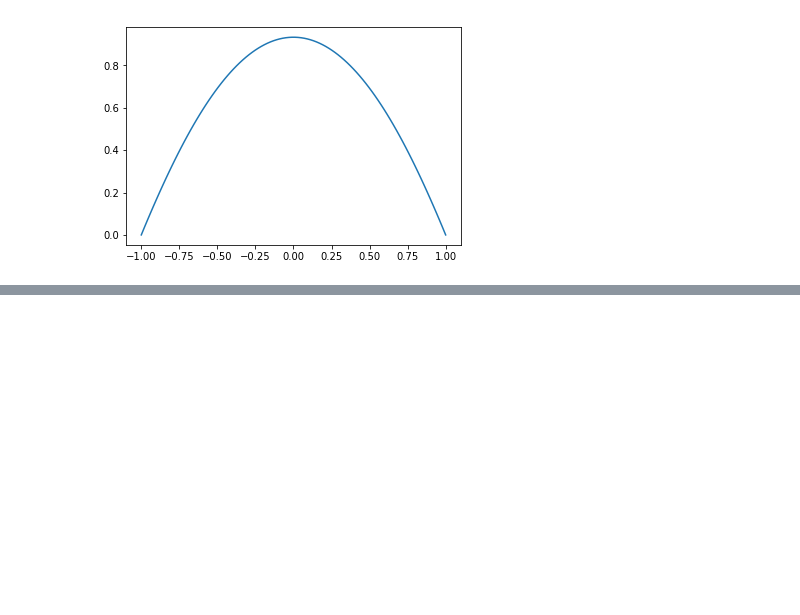
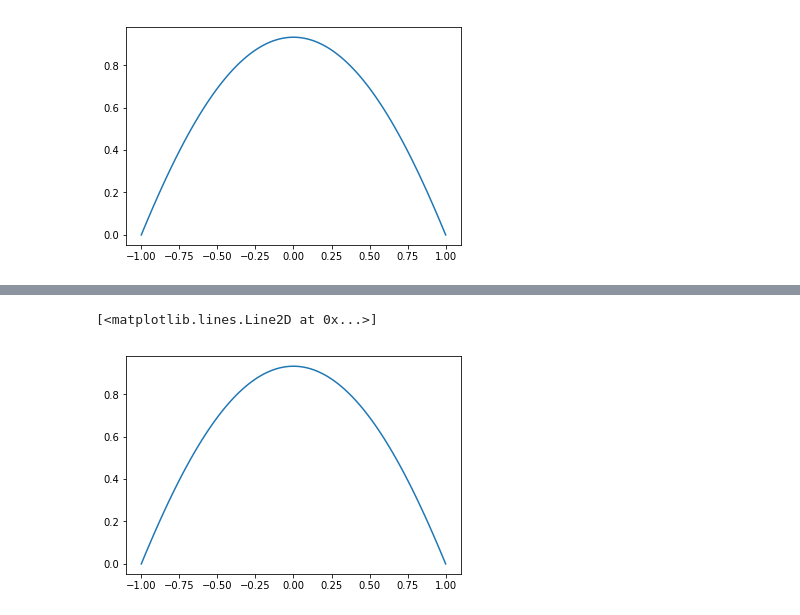
Before and after one commit to kirsider/MChA_5sem, a Jupyter notebook: lab2.ipynb, the cells around one changed output, grey strips where cells are left out. Cells and saved outputs as stored; diff of their text form; code cells hidden in the pictures; blank space fills up the shorter version.

```diff
--- a/lab2.ipynb
+++ b/lab2.ipynb
@@ -299,0 +171,39 @@ plt.plot(X,solution)
+# %%
+
+ind1, ind2, ind3 = 0, 0, 0
+while ind1 < n:
+    ind2 = 0
+    while ind2 <= ind1:
+        ind3 = 0
+        while ind3 < N:
+            M[ind1][ind2] += help_matrix[ind2][ind3]*help_matrix[ind1][ind3]
+            ind3 += 1
+
+        ind2 += 1
+    ind1 += 1
+
+
+for i in range(n):
+    for j in range(n):
+        M[i][j] = M[j][i]
+# %%
+B = []
+for i in range(n):
+    s = 0
+    for x in XN:
+        s += -1 * ( basic_func(x, i, 2) + q(x)*basic_func(x, i, 0))
+    B.append(s)
+# %%
+A = np.linalg.solve(M, B)
+# %%
+solution = []
+for x in X:
+    s = 0
+    for k, item in enumerate(A):
+        s += item * basic_func(x, k)
+    solution.append(s)
+# %%
+plt.plot(X, solution)
+# %% [output]
+[<matplotlib.lines.Line2D at 0x...>]
+[figure, added]
```
Also changed, not shown: parts of 43 cells of this notebook.
